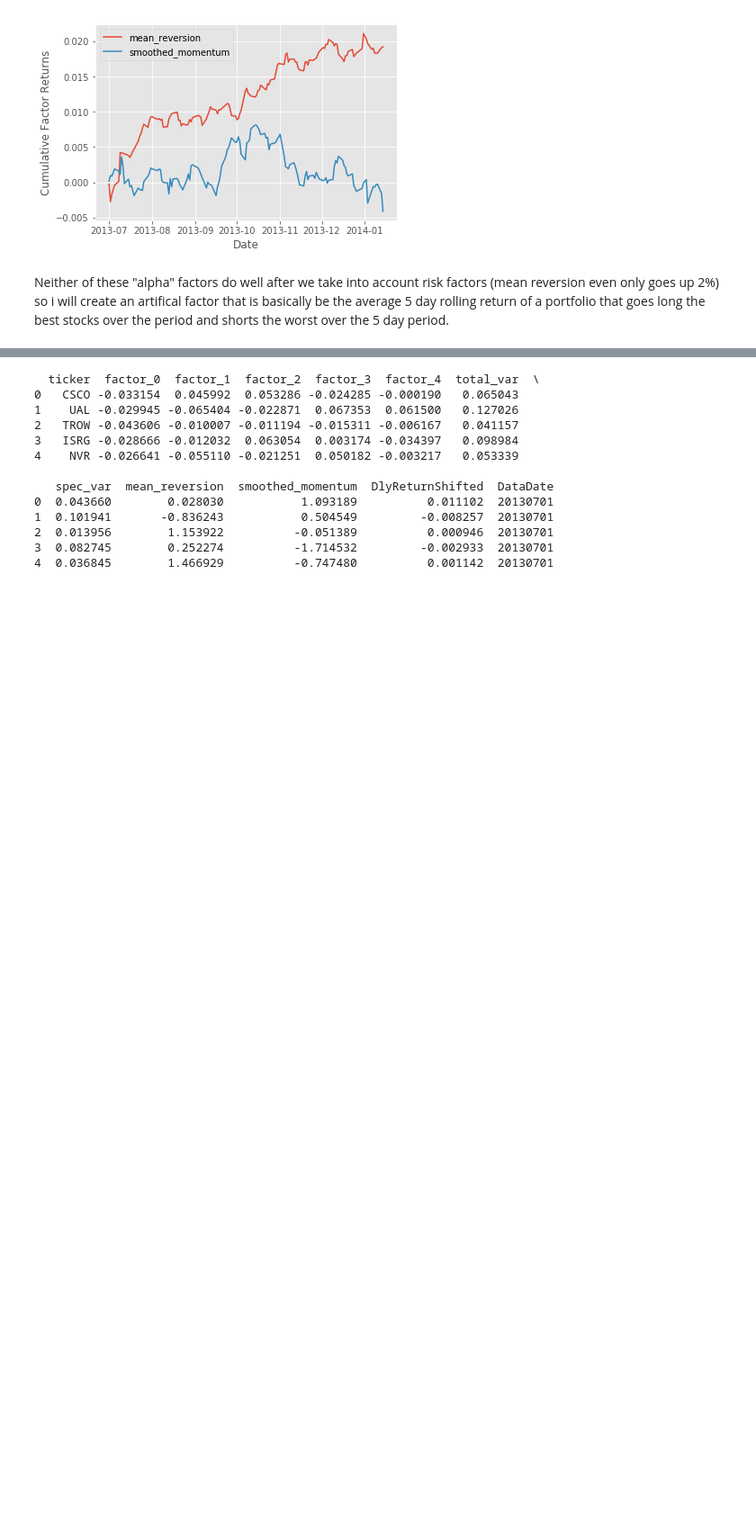
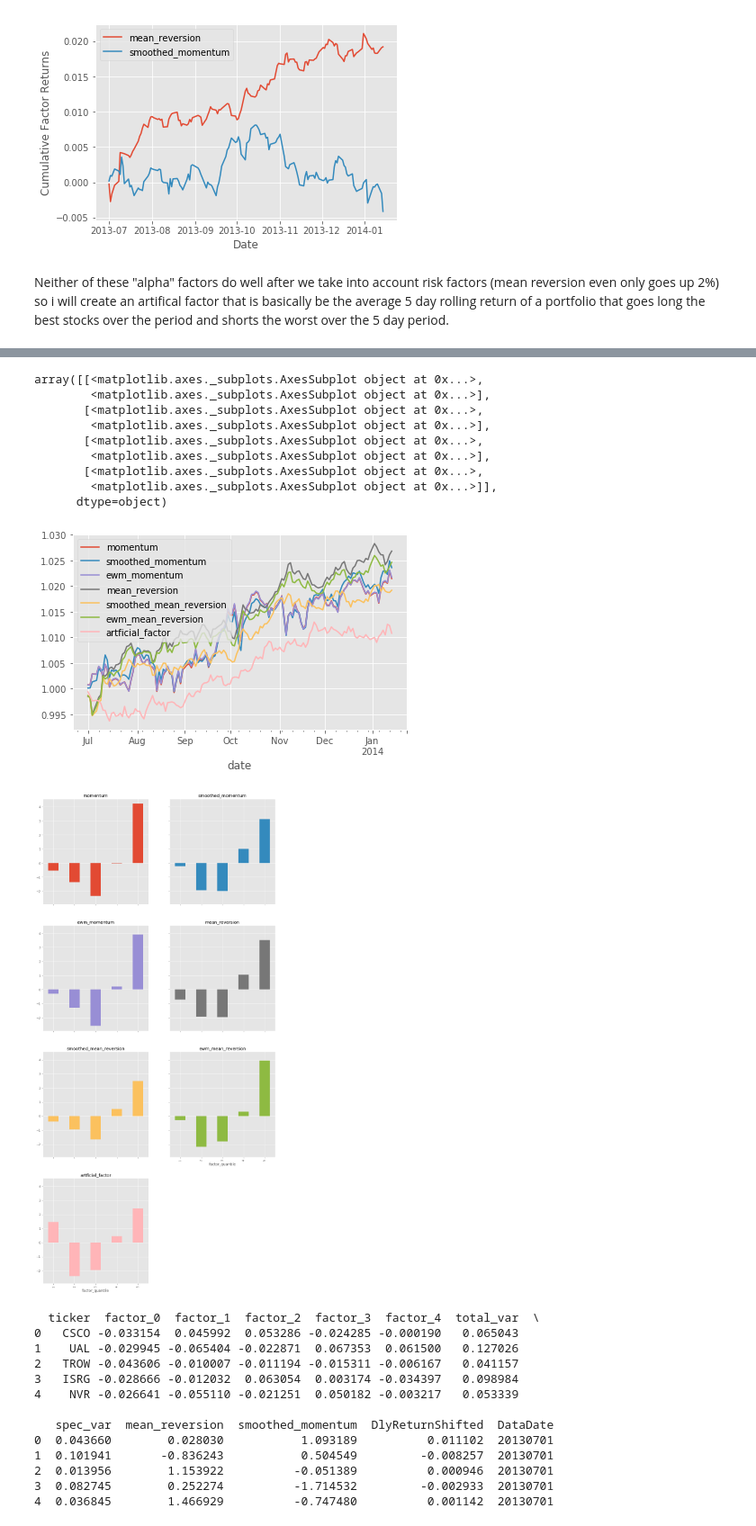
Before and after one commit to rwuebker/backtesting, a Jupyter notebook: scipy_optimize/scipy_optimizer.ipynb, the cells around one changed output, grey strips where cells are left out. Shown at 90% size. Cells and saved outputs as stored; diff of their text form; code cells hidden in the pictures; blank space fills up the shorter version.

```diff
--- a/scipy_optimize/scipy_optimizer.ipynb
+++ b/scipy_optimize/scipy_optimizer.ipynb
@@ -705,0 +756,19 @@ dtype: float64
+# %%
+index = artificial_factor.index.intersection(smoothed_momentum.index.intersection(smoothed_mean_reversion.loc['2013-07-01':'2014-01-15'].index))
+m = momentum.loc[index,:].stack()
+print(m.shape)
+sm = smoothed_momentum.loc[index,:].stack()
+print(sm.shape)
+mr = mean_reversion.loc[index, :].stack()
+print(mr.shape)
+smr = smoothed_mean_reversion.loc[index, :].stack()
+print(smr.shape)
+af = artificial_factor.loc[index,:].stack()
+print(af.shape)
+
+ewmmr = ewm_mean_reversion.loc[index, :].stack()
+print(ewmmr.shape)
+ewmm = ewm_momentum.loc[index, :].stack()
+print(ewmm.shape)
+adj_p = p.loc[index,:].copy()
+print(adj_p.shape)
@@ -705,0 +784,31 @@ dtype: float64
+# %%
+factor_data = OrderedDict()
+factor_data['momentum'] = al.utils.get_clean_factor_and_forward_returns(m, adj_p, periods=[1])
+factor_data['smoothed_momentum'] = al.utils.get_clean_factor_and_forward_returns(sm, adj_p, periods=[1])
+factor_data['ewm_momentum'] = al.utils.get_clean_factor_and_forward_returns(ewmm, adj_p, periods=[1])
+factor_data['mean_reversion'] = al.utils.get_clean_factor_and_forward_returns(mr, adj_p, periods=[1])
+factor_data['smoothed_mean_reversion'] = al.utils.get_clean_factor_and_forward_returns(smr, adj_p, periods=[1])
+factor_data['ewm_mean_reversion'] = al.utils.get_clean_factor_and_forward_returns(ewmmr, adj_p, periods=[1])
+factor_data['artficial_factor'] = al.utils.get_clean_factor_and_forward_returns(af, adj_p, periods=[1])
+
+factor_returns_df = pd.DataFrame()
+for key, val in factor_data.items():
+    factor_returns_df[key] = al.performance.factor_returns(val).iloc[:,0]
+
+(1+factor_returns_df).cumprod().plot()
+plt.tight_layout()
+
+qr_factor_returns = pd.DataFrame()
+for key, val in factor_data.items():
+    qr_factor_returns[key] = al.performance.mean_return_by_quantile(val)[0].iloc[:,0]
+
+
+factor_names = factor_data.keys()
+(10000 * qr_factor_returns).plot.bar(
+    subplots=True,
+    sharey = True,
+    layout=(4,2),
+    figsize=(14,30),
+    legend=False
+)
+# %% [output]
@@ -706,3 +829,14 @@ dtype: float64
+array([[<matplotlib.axes._subplots.AxesSubplot object at 0x...>,
+        <matplotlib.axes._subplots.AxesSubplot object at 0x...>],
+       [<matplotlib.axes._subplots.AxesSubplot object at 0x...>,
+        <matplotlib.axes._subplots.AxesSubplot object at 0x...>],
+       [<matplotlib.axes._subplots.AxesSubplot object at 0x...>,
+        <matplotlib.axes._subplots.AxesSubplot object at 0x...>],
+       [<matplotlib.axes._subplots.AxesSubplot object at 0x...>,
+        <matplotlib.axes._subplots.AxesSubplot object at 0x...>]],
+      dtype=object)
+[figure, added]
+[figure, added]
 # %%
 def clean_nas(df):
     numeric_columns = df.select_dtypes(include=[np.number]).columns.tolist()
```
Also changed, not shown: parts of 17 cells of this notebook.
